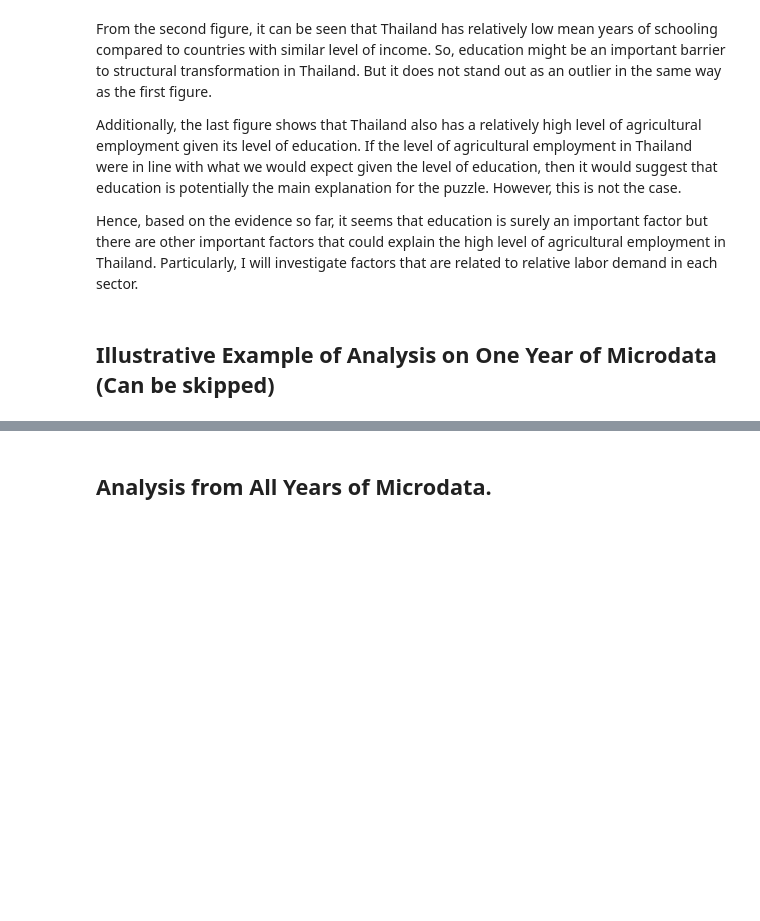
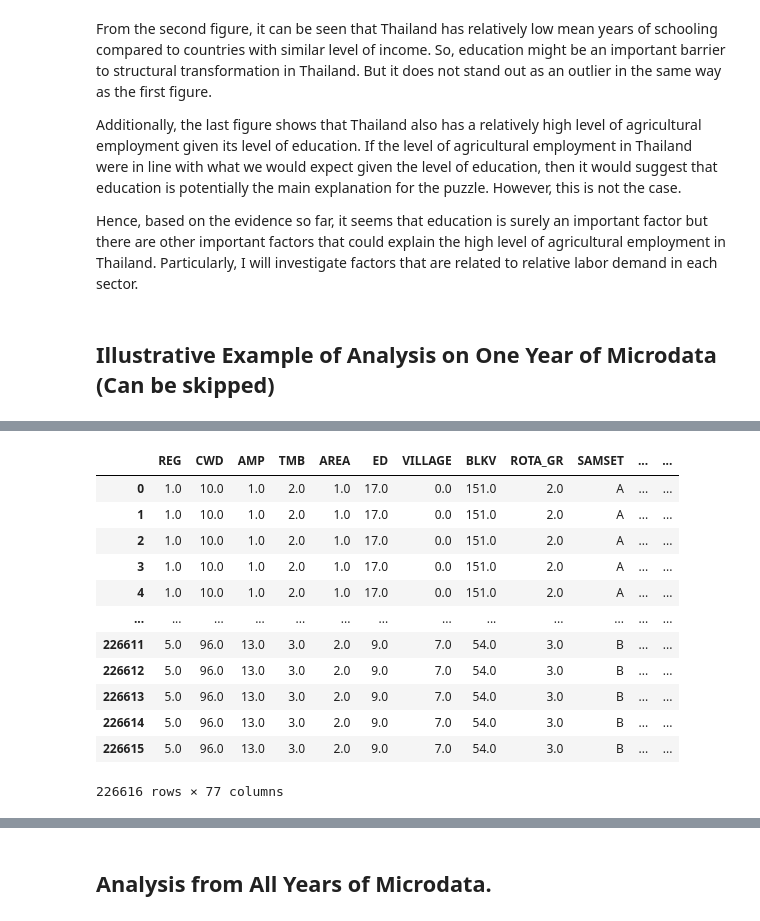
Before and after one commit to PhakphumJ/Scientific-Python, a Jupyter notebook: ScientificPython_FinalProject_PJ.ipynb, the cells around one changed output, grey strips where cells are left out. Saved outputs shown, nothing was run; the diff lists cells and outputs as text; code cells hidden in the pictures; blank space fills up the shorter version.

```diff
--- a/ScientificPython_FinalProject_PJ.ipynb
+++ b/ScientificPython_FinalProject_PJ.ipynb
@@ -256,0 +264,20 @@ Since I will have to loop through all years of the Thai Labour Force Survey data
+# %%
+### Import Labor force survey
+## 2556 Q1
+LFS_56_Q1, meta_56_Q1 = pyreadstat.read_sav("Data_Final_Project\LFS561.SAV")
+# %%
+LFS_56_Q1
+# %% [output]
+|  | REG | CWD | AMP | TMB | AREA | ED | VILLAGE | BLKV | ROTA_GR | SAMSET | ... | ... |
+| 0 | 1.0 | 10.0 | 1.0 | 2.0 | 1.0 | 17.0 | 0.0 | 151.0 | 2.0 | A | ... | ... |
+| 1 | 1.0 | 10.0 | 1.0 | 2.0 | 1.0 | 17.0 | 0.0 | 151.0 | 2.0 | A | ... | ... |
+| 2 | 1.0 | 10.0 | 1.0 | 2.0 | 1.0 | 17.0 | 0.0 | 151.0 | 2.0 | A | ... | ... |
+| 3 | 1.0 | 10.0 | 1.0 | 2.0 | 1.0 | 17.0 | 0.0 | 151.0 | 2.0 | A | ... | ... |
+| 4 | 1.0 | 10.0 | 1.0 | 2.0 | 1.0 | 17.0 | 0.0 | 151.0 | 2.0 | A | ... | ... |
+| ... | ... | ... | ... | ... | ... | ... | ... | ... | ... | ... | ... | ... |
+| 226611 | 5.0 | 96.0 | 13.0 | 3.0 | 2.0 | 9.0 | 7.0 | 54.0 | 3.0 | B | ... | ... |
+| 226612 | 5.0 | 96.0 | 13.0 | 3.0 | 2.0 | 9.0 | 7.0 | 54.0 | 3.0 | B | ... | ... |
+| 226613 | 5.0 | 96.0 | 13.0 | 3.0 | 2.0 | 9.0 | 7.0 | 54.0 | 3.0 | B | ... | ... |
+| 226614 | 5.0 | 96.0 | 13.0 | 3.0 | 2.0 | 9.0 | 7.0 | 54.0 | 3.0 | B | ... | ... |
+| 226615 | 5.0 | 96.0 | 13.0 | 3.0 | 2.0 | 9.0 | 7.0 | 54.0 | 3.0 | B | ... | ... |
+226616 rows × 77 columns
```
Also changed, not shown: parts of 33 cells of this notebook.
